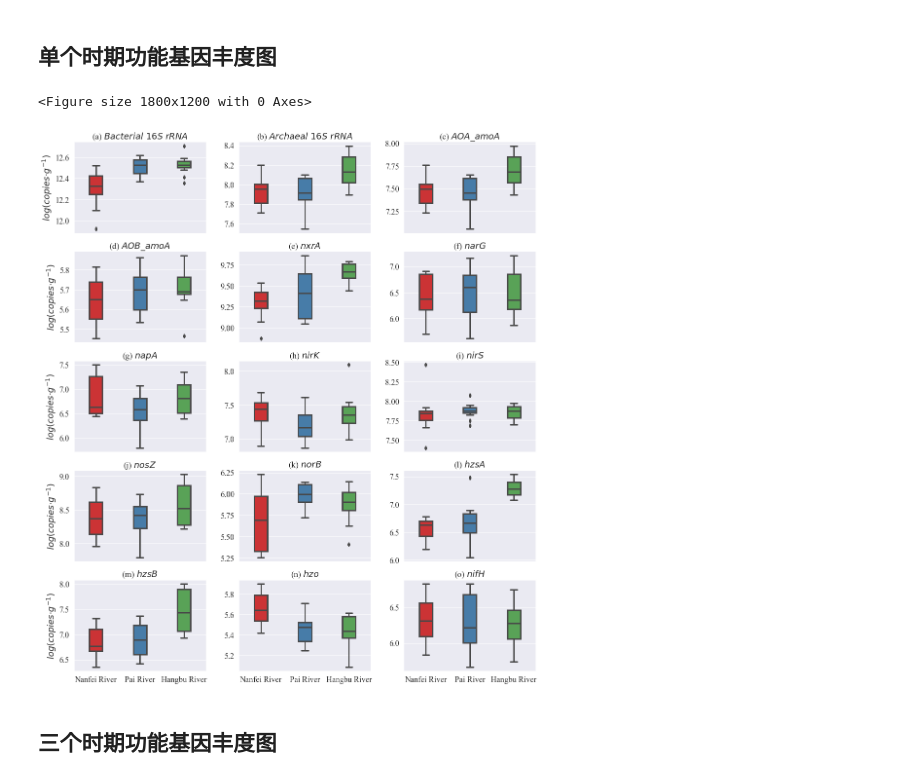
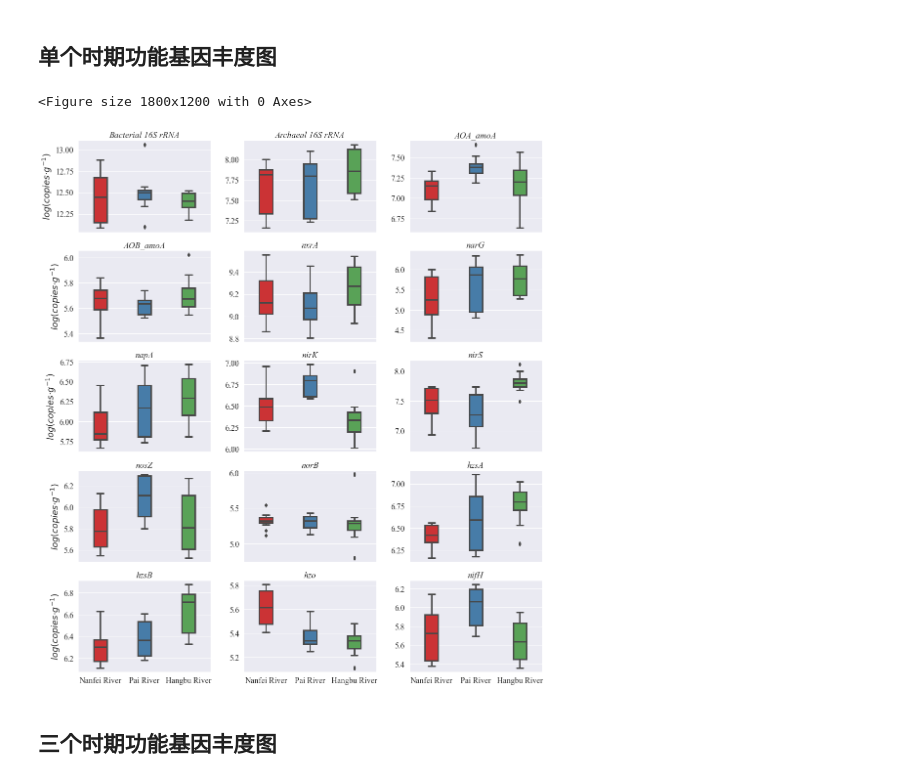
Before and after one commit to Man-Yacan/Thesis-For-Master, a Jupyter notebook: 功能基因丰度图.ipynb, the cells around one changed output. Cells and saved outputs as stored; diff of their text form; code cells hidden in the pictures.

```diff
--- a/功能基因丰度图.ipynb
+++ b/功能基因丰度图.ipynb
@@ -28,40 +28,41 @@ wet_df = df.loc[[i for i in df.index if i.startswith('W')]]
 # seaborn绘图设置
 sns.set_theme(style="darkgrid", font='Times New Roman', font_scale=1.5)
 plt.figure(dpi=DPI)
 fig, ax_arr = plt.subplots(
     ROW_NUM, COL_NUM, sharex='col', figsize=(17, 20))  # sharex、y设置子图共享x、y轴坐标
 fig.subplots_adjust(hspace=0.2, wspace=0.25)  # 设置子图的横纵间距
 for index, gene in enumerate(gene_list):
     row_num = index // 3
     col_num = index - row_num * 3
     cur_plot_item = sns.boxplot(
         x="River",
         y="Abundance",
-        data=wet_df[wet_df['Gene'] == gene],
+        data=level_df[level_df['Gene'] == gene],
         palette="Set1",  # 颜色版
         # notch=True,  # 加入缺口
         width=0.3,
         linewidth=3,
         ax=ax_arr[row_num][col_num]
     )
 
     # 子图名称
-    gene = gene.replace(' ', '\\ ').replace('_', '\\_')  # 对基因名称中的空格和下划线进行转义处理
-    cur_plot_item.set_title(f'({CHAR[index]}) ' + '$' + gene + '$')
+    # gene = gene.replace(' ', '\\ ').replace('_', '\\_')  # 对基因名称中的空格和下划线进行转义处理
     # 子图x轴名称(只保留最后一行)
+    # cur_plot_item.set_title(f'({CHAR[index]}) ' + gene, fontproperties="Times New Roman", fontstyle='italic')
+    cur_plot_item.set_title(gene, fontproperties="Times New Roman", fontstyle='italic')
     cur_plot_item.set_xlabel(None)
     # 子图x轴名称(除去每行第2~最后的子图的y轴名称)
     if (index + 1) % COL_NUM != 1:
         cur_plot_item.set_ylabel(None)
     else:
-        cur_plot_item.set_ylabel('$log(copies·g^{-1})$')
+        cur_plot_item.set_ylabel('$log(copies·g^{-1})$', fontproperties="Times New Roman")
 
 # 保存图片
-fig.savefig(EXPORT_PATH + '功能基因丰度图-丰水期' +
-            IMG_TYPE, dpi=DPI, bbox_inches='tight')
+# fig.savefig(EXPORT_PATH + '功能基因丰度图-平水期' +
+#             IMG_TYPE, dpi=DPI, bbox_inches='tight')
 # %% [output]
 <Figure size 1800x1200 with 0 Axes>
-[figure, old version]
+[figure, new version]
 # %% [markdown]
 ## 三个时期功能基因丰度图
 # %%
```
Also changed, not shown: 46 other files.
